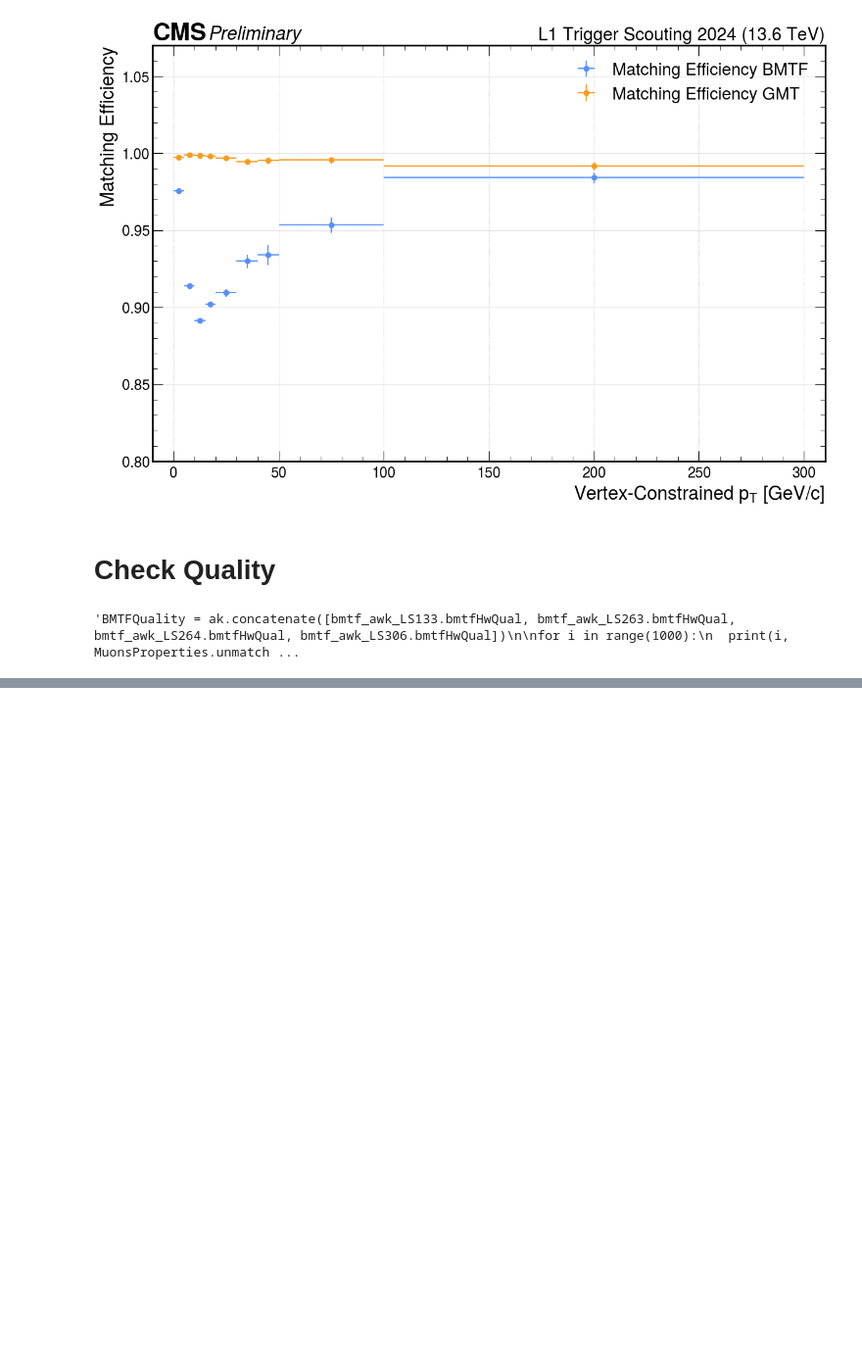
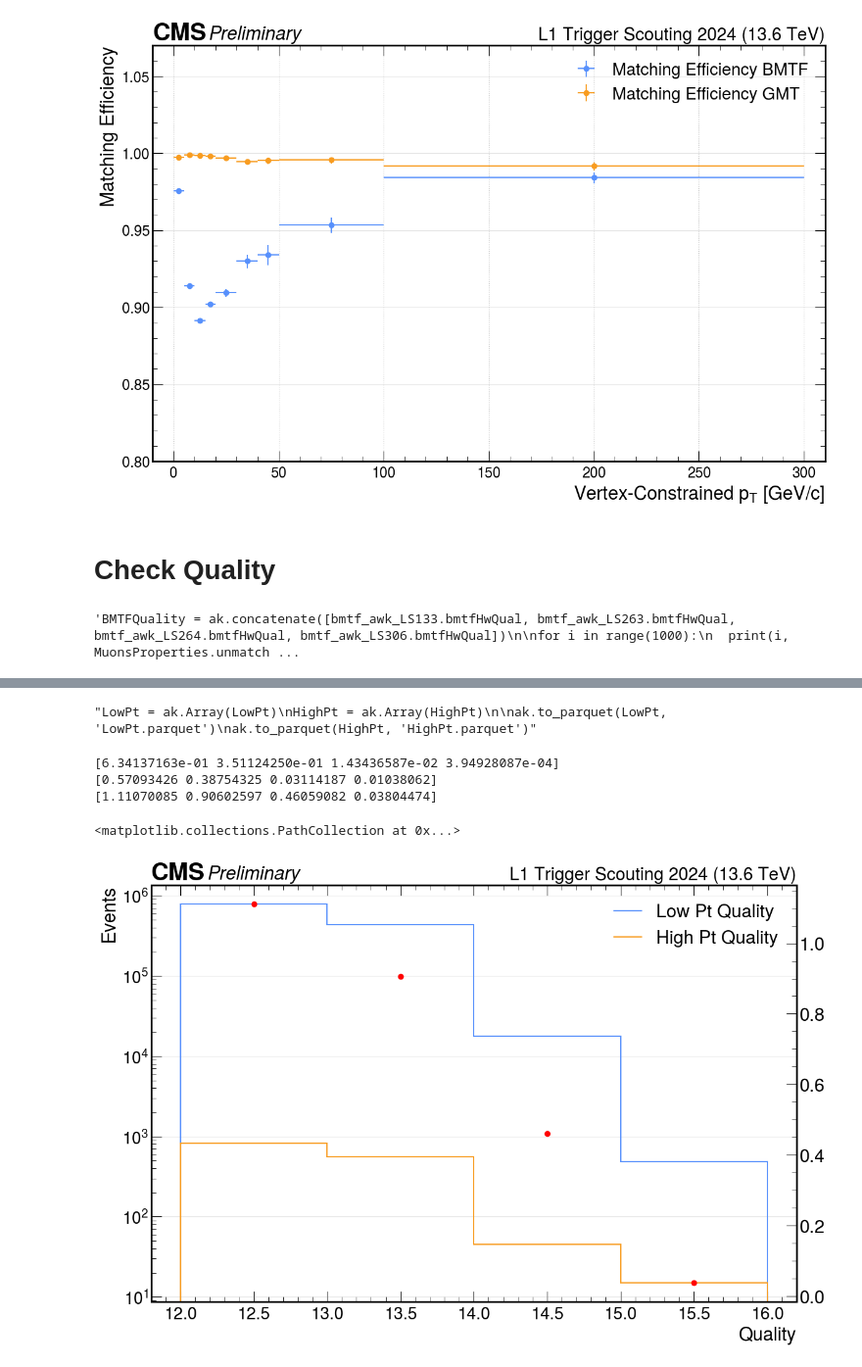
Before and after one commit to francescoreschio/Tesi-Triennale, a Jupyter notebook: Codice/DeltaRDef.ipynb, the cells around one changed output, grey strips where cells are left out. Shown at 98% size. Drawn from its saved outputs; the diff is of its cells as text; code cells hidden in the pictures; blank space fills up the shorter version.

```diff
--- a/Codice/DeltaRDef.ipynb
+++ b/Codice/DeltaRDef.ipynb
@@ -616,0 +613,55 @@ print(len(HighPt))
+# %%
+'''LowPt = ak.Array(LowPt)
+HighPt = ak.Array(HighPt)
+
+ak.to_parquet(LowPt, 'LowPt.parquet')
+ak.to_parquet(HighPt, 'HighPt.parquet')'''
+# %% [output]
+"LowPt = ak.Array(LowPt)\nHighPt = ak.Array(HighPt)\n\nak.to_parquet(LowPt, 'LowPt.parquet')\nak.to_parquet(HighPt, 'HighPt.parquet')"
+# %%
+binsQ = np.array([12, 13, 14, 15, 16])
+
+LowPtQual_Hist = hist.Hist(hist.axis.Variable(binsQ, name="LowPtQual", ))
+HighPtQual_Hist = hist.Hist(hist.axis.Variable(binsQ, name="HighPtQual",))
+
+LowPtQual_Hist.fill(LowPtQual=LowPt)
+HighPtQual_Hist.fill(HighPtQual=HighPt)
+
+LowPtRatio_Qual = LowPtQual_Hist.values() / ak.sum(LowPtQual_Hist.values())
+HighPtRatio_Qual = HighPtQual_Hist.values() / ak.sum(HighPtQual_Hist.values())
+
+QualRatio = LowPtRatio_Qual / HighPtRatio_Qual
+
+print(LowPtRatio_Qual)
+print(HighPtRatio_Qual)
+print(QualRatio)
+# %% [output]
+[6.34137163e-01 3.51124250e-01 1.43436587e-02 3.94928087e-04]
+[0.57093426 0.38754325 0.03114187 0.01038062]
+[1.11070085 0.90602597 0.46059082 0.03804474]
+# %%
+fig, ax = plt.subplots(figsize=(12, 8), constrained_layout=True)
+set_label_font(ax, FONTSIZE)
+set_tick_font(ax, FONTSIZE-2)
+draw_grid(ax, axis="y")
+draw_cms_label(ax, fontsize= FONTSIZE, rlabel="L1 Trigger Scouting 2024 (13.6 TeV)")
+
+#ax.hist(PtBMTF_Hist.values(), bins=bins, label="BMTF")
+#ax.hist(AllPtBMTF_Hist.values(), bins=bins, label="All BMTF")
+
+hep.histplot(LowPtQual_Hist, label="Low Pt Quality", ax=ax, yerr = False)
+hep.histplot(HighPtQual_Hist, label = "High Pt Quality", ax=ax, yerr = False)
+
+
+ax.set_xlabel("Quality")
+ax.set_ylabel("Events")
+
+ax.legend()
+ax.set_yscale('log')
+
+ax2 = ax.twinx()
+
+ax2.scatter([12.5, 13.5, 14.5, 15.5], QualRatio, label="Ratio", color="red")
+# %% [output]
+<matplotlib.collections.PathCollection at 0x...>
+[figure, added]
```
Also changed, not shown: parts of 8 cells of this notebook, 4 other files.
